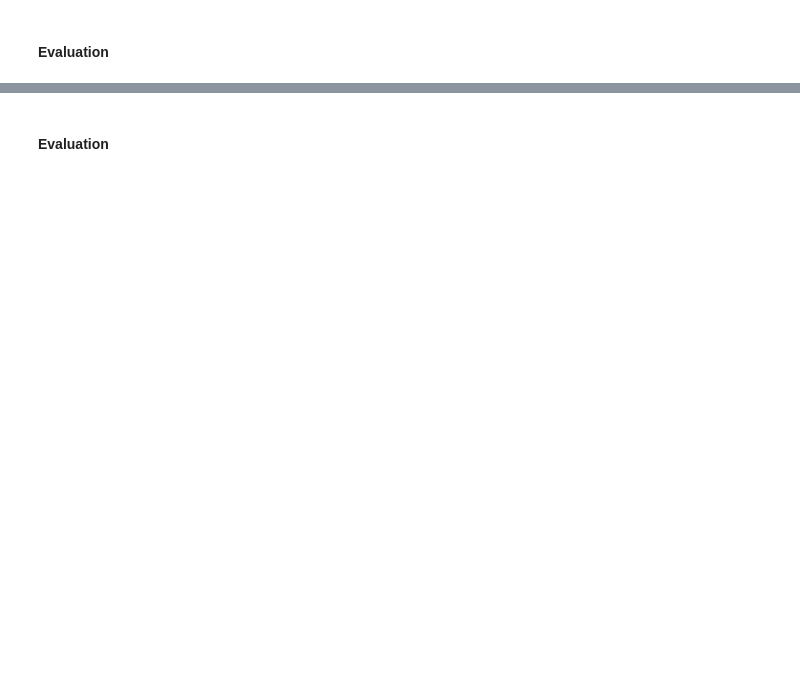
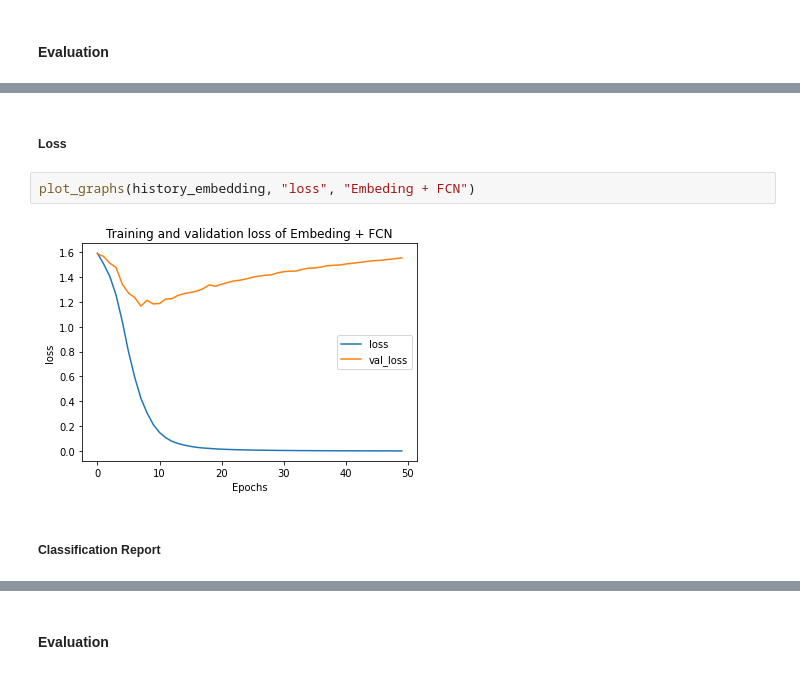
Before and after one commit to riyansn/Text-Multiclass-Classification, a Jupyter notebook: LSTMTemp.ipynb, the cells around one changed output, grey strips where cells are left out. Cells and saved outputs as stored; diff of their text form; blank space fills up the shorter version.

```diff
--- a/LSTMTemp.ipynb
+++ b/LSTMTemp.ipynb
@@ -305,3 +391,11 @@ plot_graphs(history, "loss")
+# %% [markdown]
+##### Loss
+# %%
+plot_graphs(history_embedding, "loss", "Embeding + FCN")
+# %% [output]
+[figure, added]
+# %% [markdown]
+##### Classification Report
 # %%
 y_pred = model.predict(X_test_padded)
 y_pred = np.argmax(y_pred,axis=1)
```
Also changed, not shown: parts of 115 cells of this notebook.
